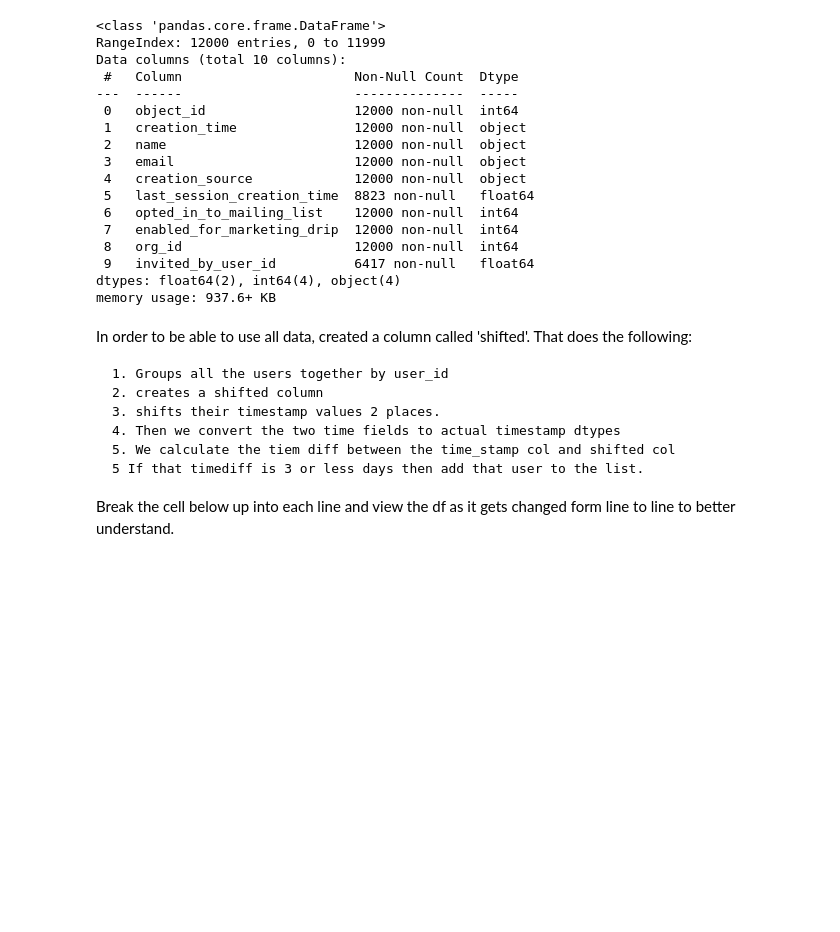
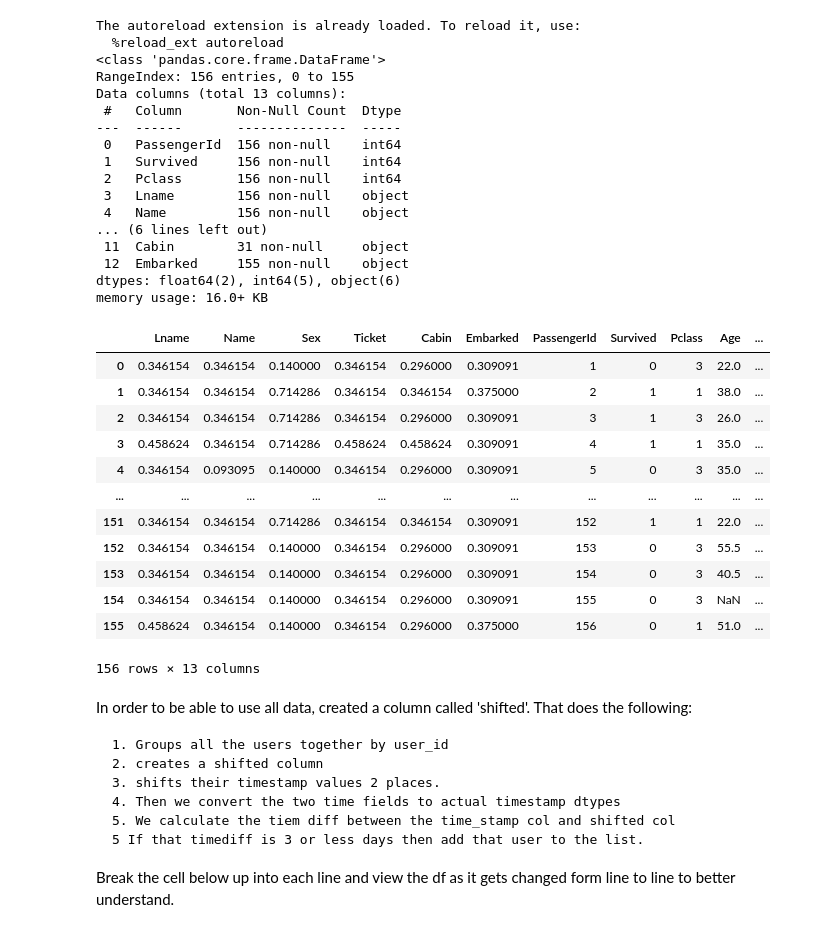
Before and after one commit to j2cunningham/CodeSnips, a Jupyter notebook: smote_time_shift_sum_hyperopt.ipynb, the cells around one changed output. Saved outputs shown, nothing was run; the diff lists cells and outputs as text; code cells hidden in the pictures; blank space fills up the shorter version.

Commit message:
update hyperopt

```diff
--- a/smote_time_shift_sum_hyperopt.ipynb
+++ b/smote_time_shift_sum_hyperopt.ipynb
@@ -7,7 +24,8 @@ from hyperopt import fmin, tpe, hp, anneal, Trials
 from sklearn.model_selection import KFold, cross_val_score
 from sklearn.linear_model import LogisticRegression
 from sklearn.ensemble import RandomForestClassifier
-from imblearn.over_sampling import SMOTE
+# from imblearn.over_sampling import SMOTE
+import category_encoders as ce
 
 %load_ext autoreload
 %autoreload 2
@@ -18,25 +36,50 @@ from sklearn import metrics
 import re
 import matplotlib.pyplot as plt
 from sklearn.metrics import plot_confusion_matrix
+from hyperopt import space_eval
 %matplotlib inline
 
-users_df = pd.read_csv('takehome_users.csv',encoding = 'latin-1')
+users_df = pd.read_csv('titanic.csv',encoding = 'latin-1')
 users_df.info()
 # %% [output]
+The autoreload extension is already loaded. To reload it, use:
+  %reload_ext autoreload
 <class 'pandas.core.frame.DataFrame'>
-RangeIndex: 12000 entries, 0 to 11999
-Data columns (total 10 columns):
- #   Column                      Non-Null Count  Dtype
----  ------                      --------------  -----
- 0   object_id                   12000 non-null  int64
- 1   creation_time               12000 non-null  object
- 2   name                        12000 non-null  object
- 3   email                       12000 non-null  object
- 4   creation_source             12000 non-null  object
- 5   last_session_creation_time  8823 non-null   float64
- 6   opted_in_to_mailing_list    12000 non-null  int64
- 7   enabled_for_marketing_drip  12000 non-null  int64
- 8   org_id                      12000 non-null  int64
- 9   invited_by_user_id          6417 non-null   float64
-dtypes: float64(2), int64(4), object(4)
-memory usage: 937.6+ KB
+RangeIndex: 156 entries, 0 to 155
+Data columns (total 13 columns):
+ #   Column       Non-Null Count  Dtype
+---  ------       --------------  -----
+ 0   PassengerId  156 non-null    int64
+ 1   Survived     156 non-null    int64
+ 2   Pclass       156 non-null    int64
+ 3   Lname        156 non-null    object
+ 4   Name         156 non-null    object
+... (6 lines left out)
+ 11  Cabin        31 non-null     object
+ 12  Embarked     155 non-null    object
+dtypes: float64(2), int64(5), object(6)
+memory usage: 16.0+ KB
+# %%
+cat_cols = ['Lname','Name','Sex','Ticket','Cabin','Embarked']
+# %%
+tenc=ce.TargetEncoder()
+df_city=tenc.fit_transform(users_df[cat_cols],users_df['Survived'])
+# %%
+users_df.drop(cat_cols,axis=1,inplace=True)
+# %%
+df_new = df_city.join(users_df)
+df_new
+# %% [output]
+|  | Lname | Name | Sex | Ticket | Cabin | Embarked | PassengerId | Survived | Pclass | Age | ... |
+| 0 | 0.346154 | 0.346154 | 0.140000 | 0.346154 | 0.296000 | 0.309091 | 1 | 0 | 3 | 22.0 | ... |
+| 1 | 0.346154 | 0.346154 | 0.714286 | 0.346154 | 0.346154 | 0.375000 | 2 | 1 | 1 | 38.0 | ... |
+| 2 | 0.346154 | 0.346154 | 0.714286 | 0.346154 | 0.296000 | 0.309091 | 3 | 1 | 3 | 26.0 | ... |
+| 3 | 0.458624 | 0.346154 | 0.714286 | 0.458624 | 0.458624 | 0.309091 | 4 | 1 | 1 | 35.0 | ... |
+| 4 | 0.346154 | 0.093095 | 0.140000 | 0.346154 | 0.296000 | 0.309091 | 5 | 0 | 3 | 35.0 | ... |
+| ... | ... | ... | ... | ... | ... | ... | ... | ... | ... | ... | ... |
+| 151 | 0.346154 | 0.346154 | 0.714286 | 0.346154 | 0.346154 | 0.309091 | 152 | 1 | 1 | 22.0 | ... |
+| 152 | 0.346154 | 0.346154 | 0.140000 | 0.346154 | 0.296000 | 0.309091 | 153 | 0 | 3 | 55.5 | ... |
+| 153 | 0.346154 | 0.346154 | 0.140000 | 0.346154 | 0.296000 | 0.309091 | 154 | 0 | 3 | 40.5 | ... |
+| 154 | 0.346154 | 0.346154 | 0.140000 | 0.346154 | 0.296000 | 0.309091 | 155 | 0 | 3 | NaN | ... |
+| 155 | 0.458624 | 0.346154 | 0.140000 | 0.346154 | 0.296000 | 0.375000 | 156 | 0 | 1 | 51.0 | ... |
+156 rows × 13 columns
```
Also changed, not shown: parts of 13 cells of this notebook.
